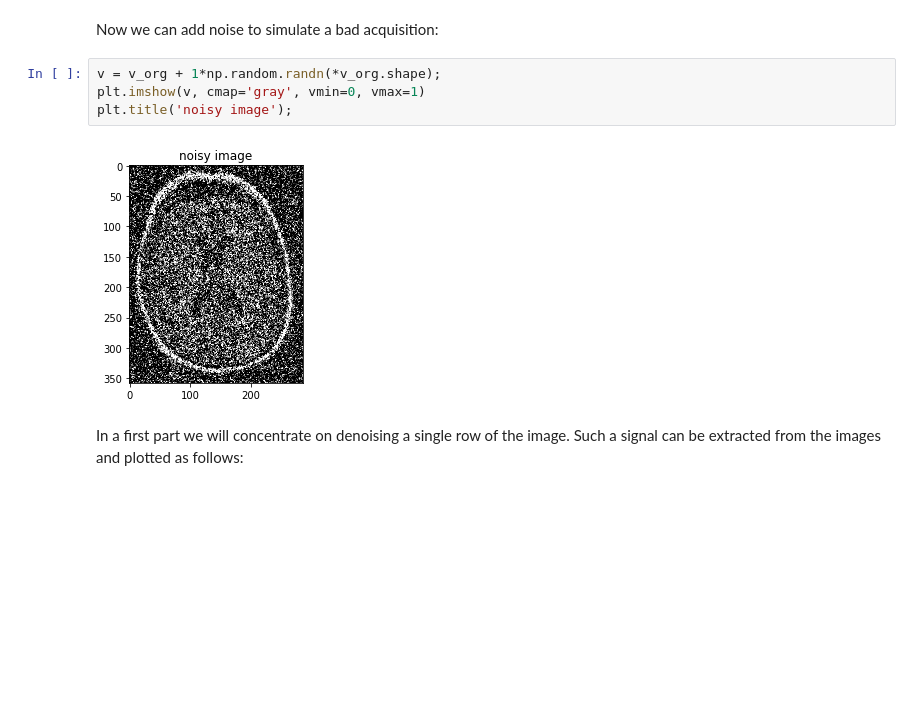
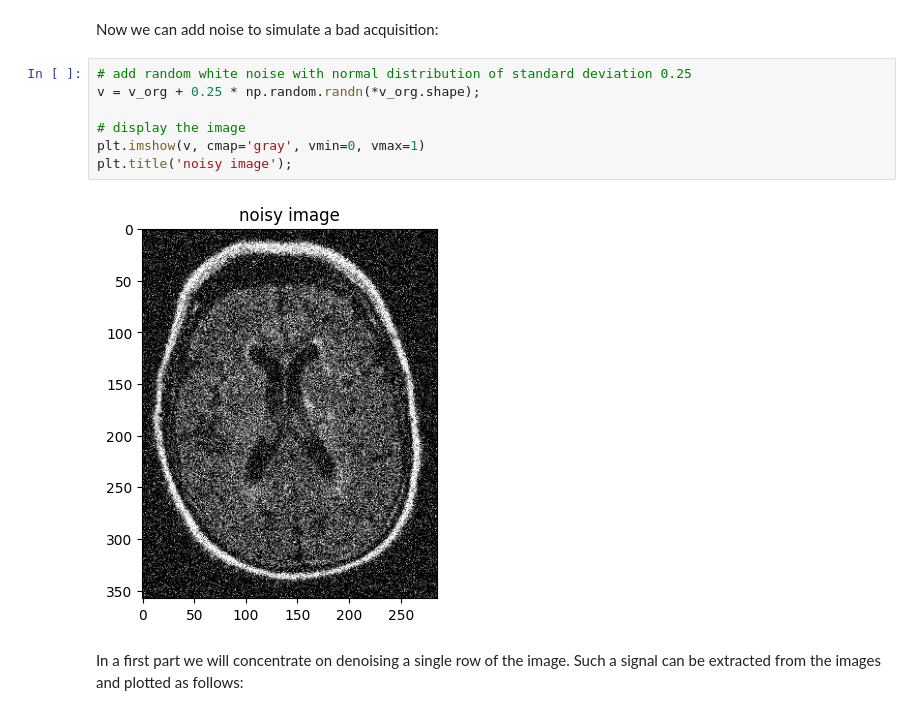
Before and after one commit to joanglaunes/BME_Math_Advanced, a Jupyter notebook: Practical1.ipynb, the cells around one changed output. Saved outputs shown, nothing was run; the diff lists cells and outputs as text; blank space fills up the shorter version.

```diff
--- a/Practical1.ipynb
+++ b/Practical1.ipynb
@@ -22,11 +30,14 @@ plt.title('original image');
 # %% [markdown]
 Now we can add noise to simulate a bad acquisition:
 # %%
-v = v_org + 1*np.random.randn(*v_org.shape);
+# add random white noise with normal distribution of standard deviation 0.25
+v = v_org + 0.25 * np.random.randn(*v_org.shape);
+
+# display the image
 plt.imshow(v, cmap='gray', vmin=0, vmax=1)
 plt.title('noisy image');
 # %% [output]
-[figure, old version]
+[figure, new version]
 # %% [markdown]
 In a first part we will concentrate on denoising a single row of the image. Such a signal can be extracted from the images and plotted as follows:
 # %%
```
Also changed, not shown: parts of 4 cells of this notebook.
